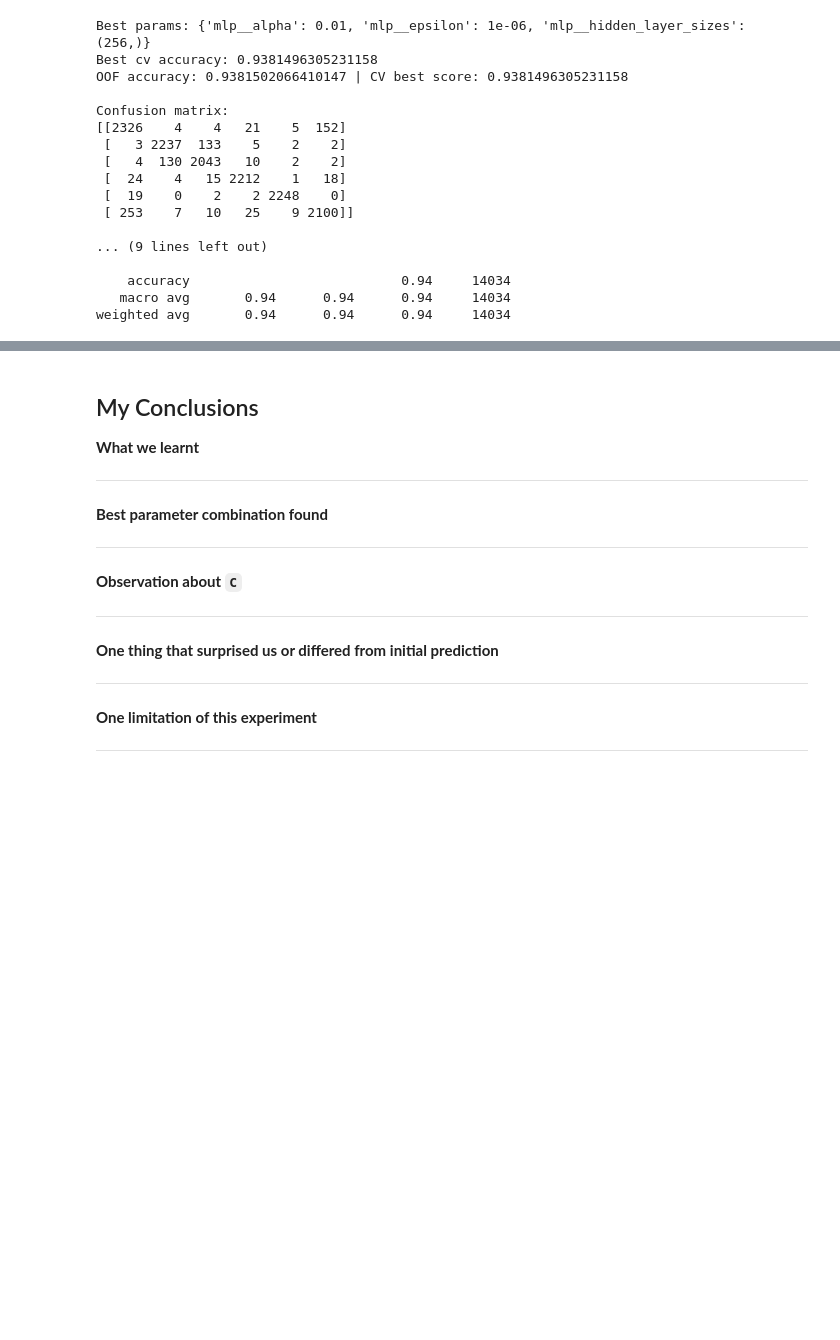
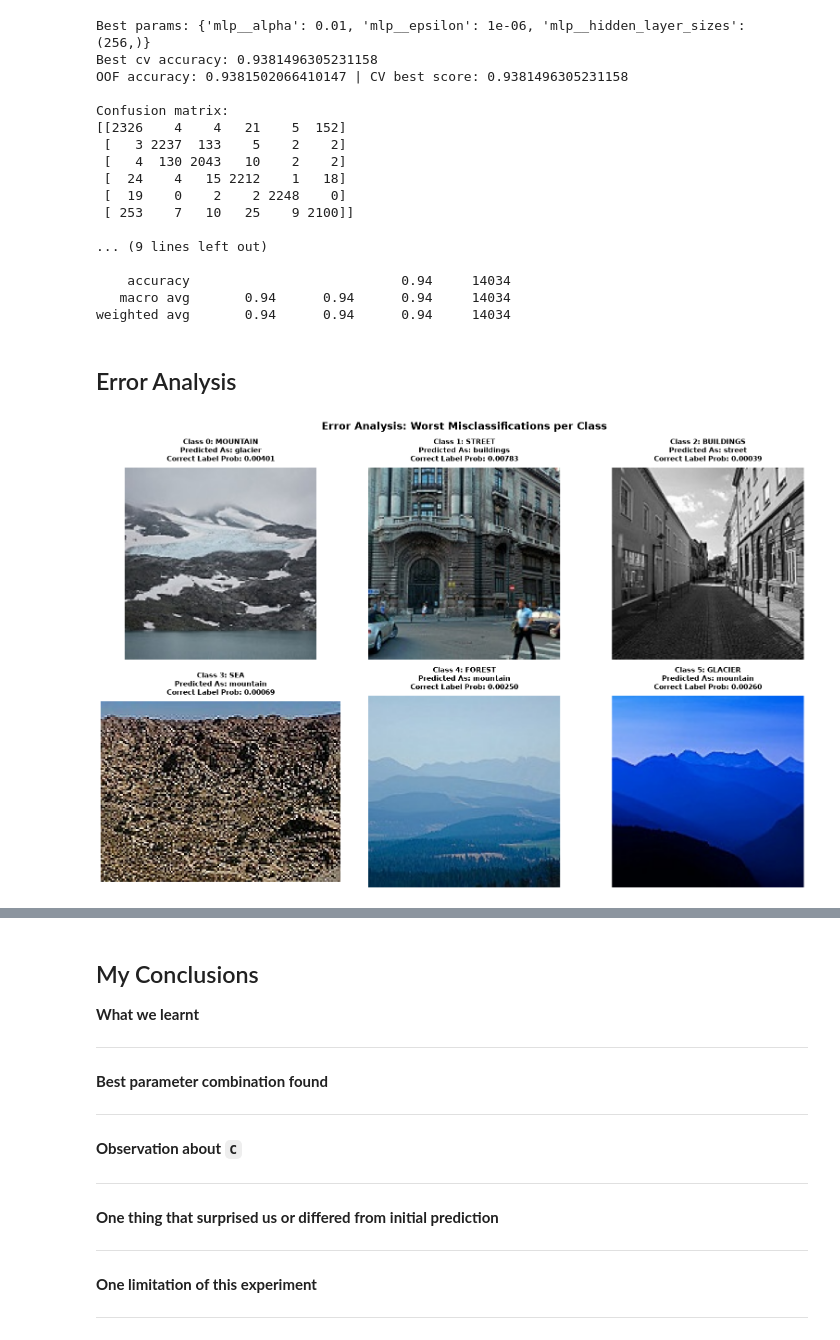
Before and after one commit to kesauce/COMPX310_Lab10, a Jupyter notebook: LAB10_AlexisManosca_1644633_AmmiCamia_1607516.ipynb, the cells around one changed output, grey strips where cells are left out. Drawn from its saved outputs; the diff is of its cells as text; code cells hidden in the pictures; blank space fills up the shorter version.

```diff
--- a/LAB10_AlexisManosca_1644633_AmmiCamia_1607516.ipynb
+++ b/LAB10_AlexisManosca_1644633_AmmiCamia_1607516.ipynb
@@ -479,3 +476,61 @@ Confusion matrix:
     accuracy                           0.94     14034
    macro avg       0.94      0.94      0.94     14034
 weighted avg       0.94      0.94      0.94     14034
+# %% [markdown]
+## Error Analysis
+# %%
+import os
+import cv2
+import matplotlib.pyplot as plt
+
+best_oof_probs = oof_probs["logistic"]
+best_oof_preds = best_oof_probs.argmax(axis=1)
+y_arr = np.array(y)
+p_true = best_oof_probs[np.arange(len(y_arr)), y_arr]
+
+worst_indices = {}
+for c in range(6):
+    class_indices = np.where(y_arr == c)[0]
+    class_probs = p_true[class_indices]
+
+    # Get the single worst instance for each class
+    worst_class_indices = class_indices[np.argsort(class_probs)[0]]
+    worst_indices[c] = worst_class_indices
+
+# Extract image metadata and plot them
+file_names = df[filename_col].values
+image_dir = "./all"
+
+fig, axes = plt.subplots(2, 3, figsize=(16, 10))
+axes = axes.flatten()
+
+for c in range(6):
+    global_idx = worst_indices[c]
+    img_name = file_names[global_idx]
+
+    true_label_name = class_names[c]
+    pred_label_name = class_names[best_oof_preds[global_idx]]
+    low_prob = p_true[global_idx]
+
+    # Load and fix colors
+    img_path = os.path.join(image_dir, img_name)
+    if os.path.exists(img_path):
+        img = cv2.imread(img_path)
+        img = cv2.cvtColor(img, cv2.COLOR_BGR2RGB)
+        axes[c].imshow(img)
+    else:
+        axes[c].text(0.5, 0.5, f"Missing:\n{img_name}", ha='center', va='center', color='red')
+
+    axes[c].set_title(
+        f"Class {c}: {true_label_name.upper()}\n"
+        f"Predicted As: {pred_label_name}\n"
+        f"Correct Label Prob: {low_prob:.5f}",
+        fontsize=11, fontweight='bold', pad=10
+    )
+    axes[c].axis('off')
+
+plt.tight_layout()
+plt.suptitle("Error Analysis: Worst Misclassifications per Class", y=1.02, fontsize=16, fontweight='bold')
+plt.show()
+# %% [output]
+[figure, added]
```
Also changed, not shown: parts of 5 cells of this notebook.
